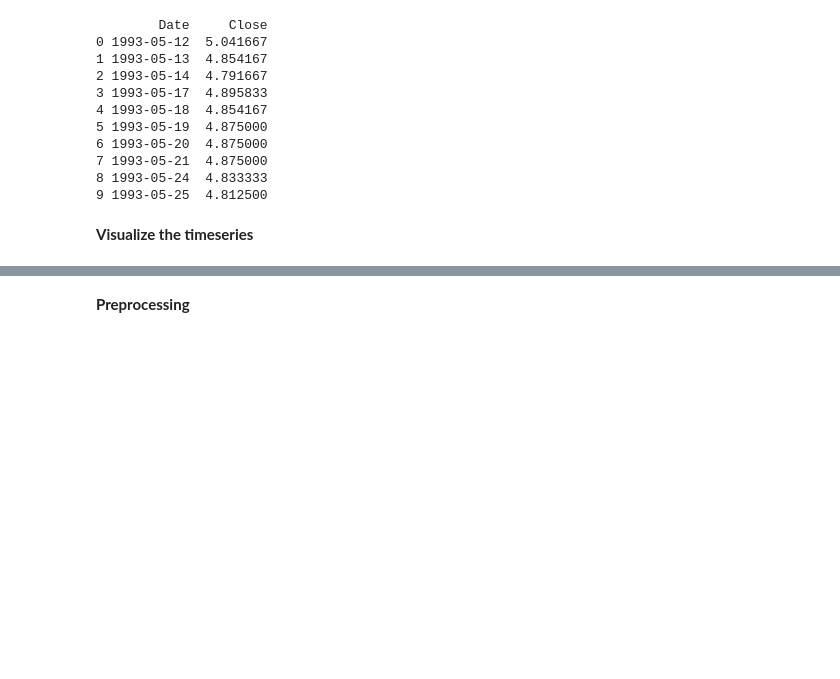
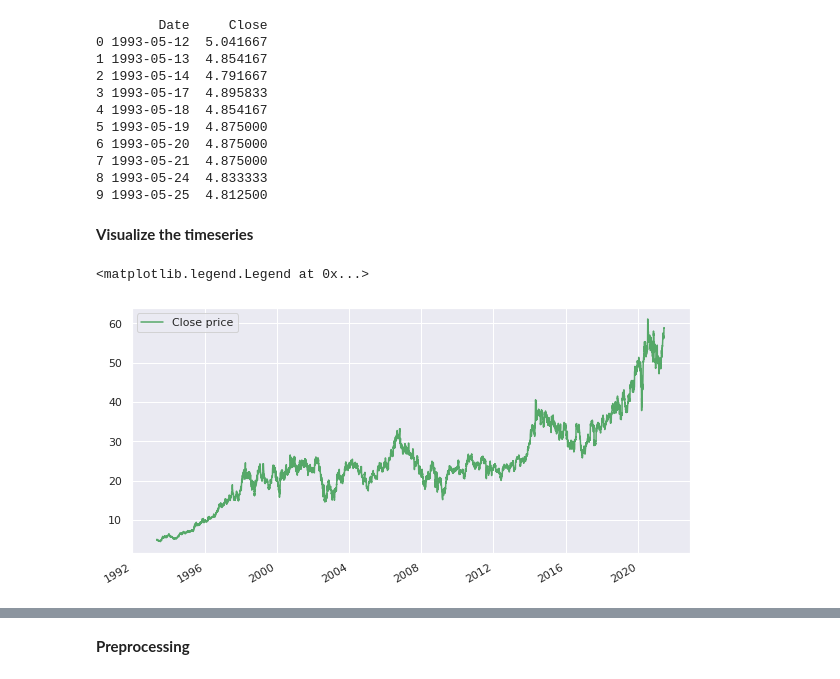
Before and after one commit to myconcordia/A2I2, a Jupyter notebook: Tutorial_LSTM_Autoencoder.ipynb, the cells around one changed output, grey strips where cells are left out. Drawn from its saved outputs; the diff is of its cells as text; code cells hidden in the pictures; blank space fills up the shorter version.

```diff
--- a/Tutorial_LSTM_Autoencoder.ipynb
+++ b/Tutorial_LSTM_Autoencoder.ipynb
@@ -63,6 +63,16 @@ print(df.head(10))
 9 1993-05-25  4.812500
 # %% [markdown]
 **Visualize the timeseries**
+# %%
+# use seaborn plotting style defaults
+import seaborn as sns; sns.set()
+plt.rcParams["figure.figsize"] = (10, 5)
+df.plot(x="Date", y="Close",color='g')
+plt.xlabel('')
+plt.legend(['Close price'])
+# %% [output]
+<matplotlib.legend.Legend at 0x...>
+[figure, added]
 # %%
 fig = go.Figure()
 fig.add_trace(go.Scatter(x=df['Date'], y=df['Close'], name='Close price'))
```
Also changed, not shown: parts of 10 cells of this notebook.
